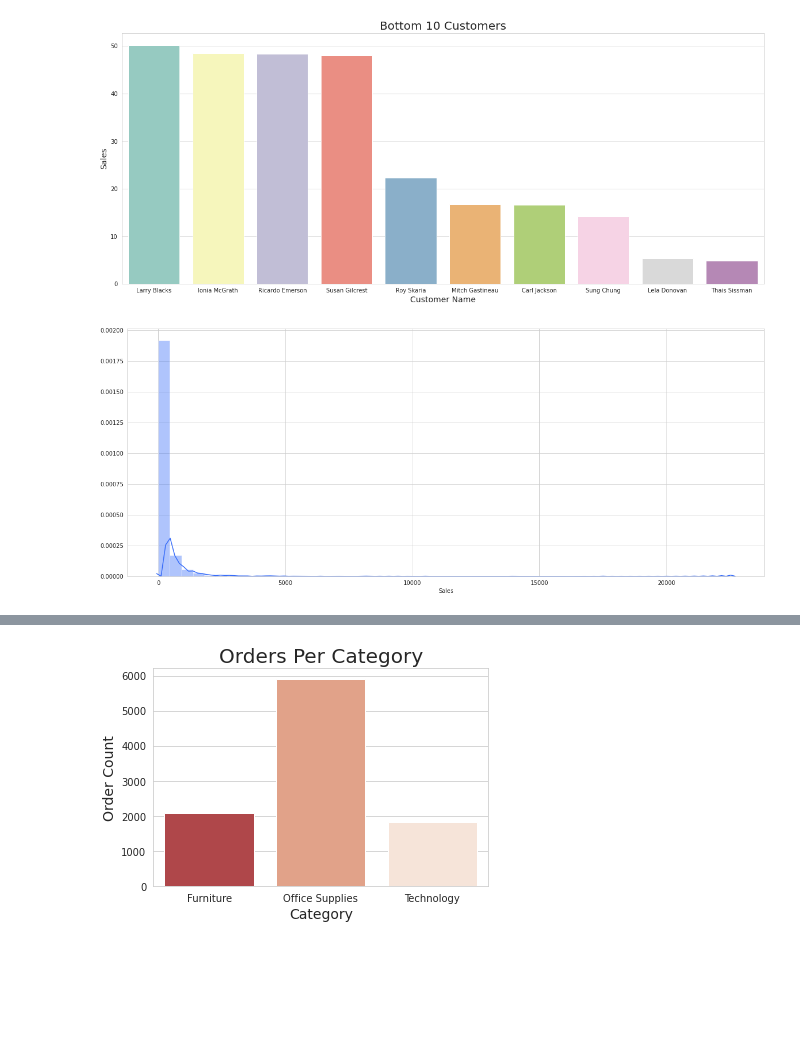
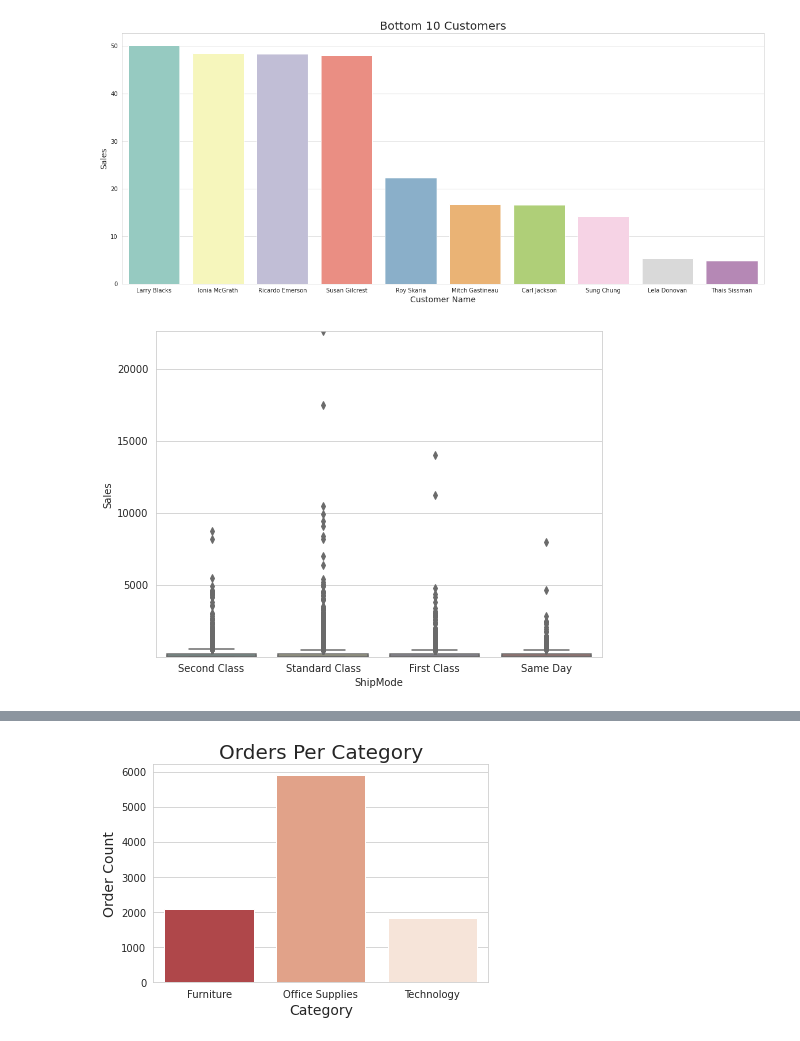
Before and after one commit to jha-vineet69/Sales-Forecasting-and-EDA, a Jupyter notebook: Dockship_EDA.ipynb, the cells around one changed output, grey strips where cells are left out. Cells and saved outputs as stored; diff of their text form; code cells hidden in the pictures; blank space fills up the shorter version.

```diff
--- a/Dockship_EDA.ipynb
+++ b/Dockship_EDA.ipynb
@@ -243,10 +302,11 @@ plt.ylabel("Sales", size=14)
 plt.title("Bottom 10 Customers", size=20);
 # %% [output]
 [figure]
-# %%
-sns.set_palette('rainbow')
-plt.figure(figsize=(20,8))
-sns.distplot(df['Sales'], hist_kws={'alpha':0.4});
-plt.show()
-# %% [output]
-[figure, removed]
+# %%
+# Box plot ShipMode/Sales
+data = pd.concat([df['Sales'], df.ShipMode], axis=1)
+f, ax = plt.subplots(figsize=(8, 6))
+fig = sns.boxplot(x="ShipMode", y="Sales", data=data)
+fig.axis(ymin=df['Sales'].min(), ymax=df['Sales'].max());
+# %% [output]
+[figure, added]
```
Also changed, not shown: parts of 12 cells of this notebook.
